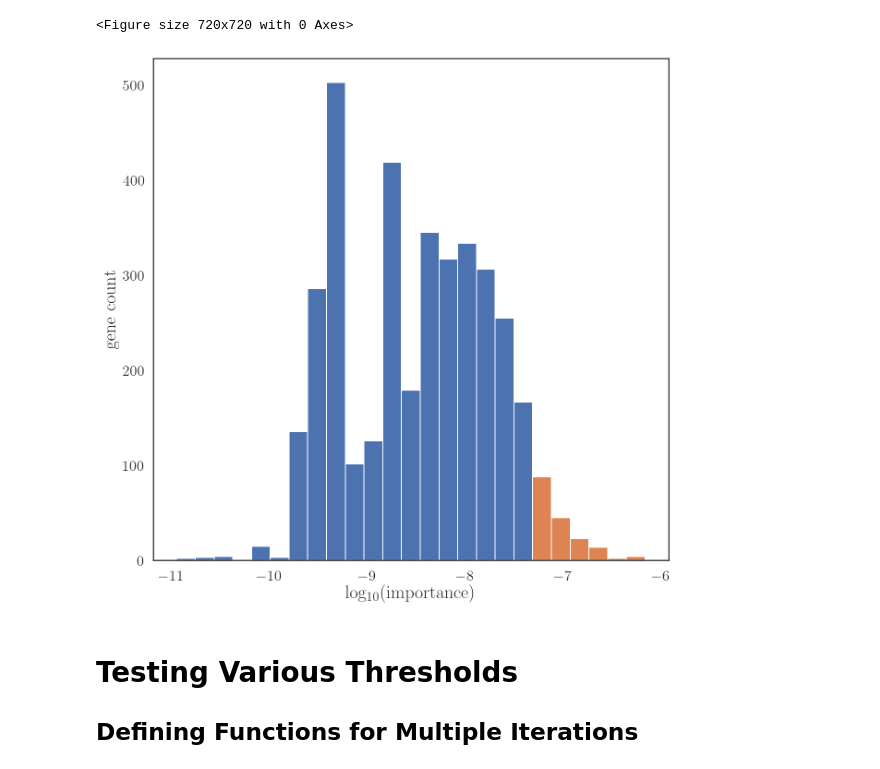
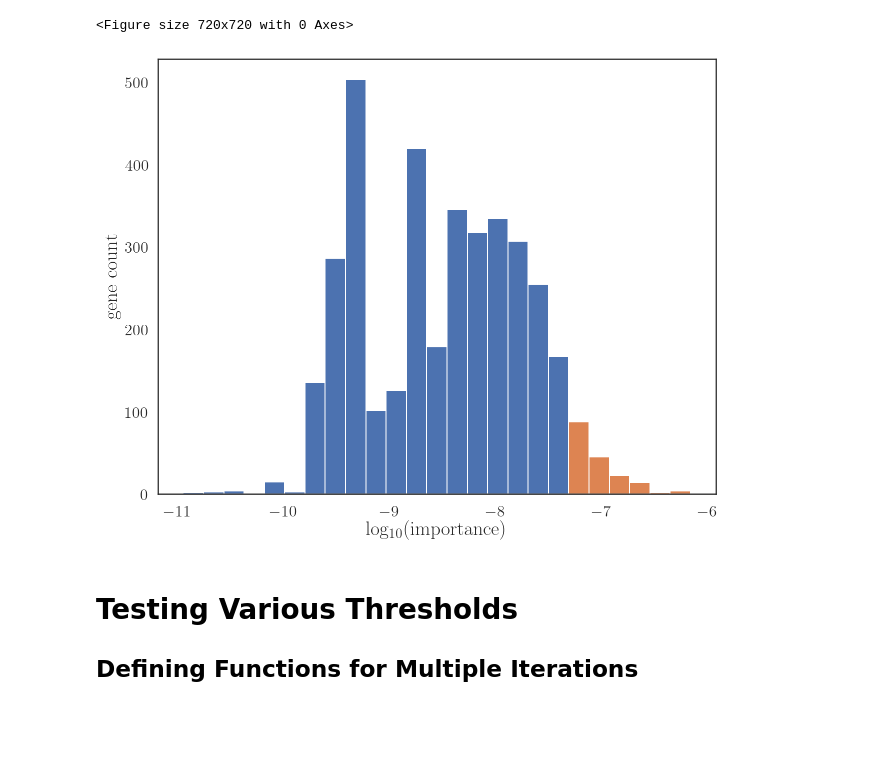
Before and after one commit to tig3r66/youreka_genes, a Jupyter notebook: src/nnet/rf_trials.ipynb, the cells around one changed output. Drawn from its saved outputs; the diff is of its cells as text; code cells hidden in the pictures; blank space fills up the shorter version.

Commit message:
updated figure

```diff
--- a/src/nnet/rf_trials.ipynb
+++ b/src/nnet/rf_trials.ipynb
@@ -63,16 +63,19 @@ y = [i for i in y if i > 0]
 # %%
 ax1 = plt.subplot(111)
 _, _, bars = plt.hist(np.log(y), bins=25, color='C0')
 
 for bar in bars:
     if bar.get_x() >= -7.5:
         bar.set_facecolor('C1')
 ax1.plot()
 ax1.set_xlabel('$\mathrm{log_{10}(importance)}$', size=20)
 ax1.set_ylabel('$\mathrm{gene\ count}$', size=20)
 plt.tick_params(labelsize=16)
+from pylab import rcParams
+rcParams['figure.figsize'] = 10, 8
+plt.savefig('figures/rf_importances.svg')
 # %% [output]
-[figure, old version]
+[figure, new version]
 # %% [markdown]
 # Testing Various Thresholds
 ## Defining Functions for Multiple Iterations
```
Also changed, not shown: 1 other file.
